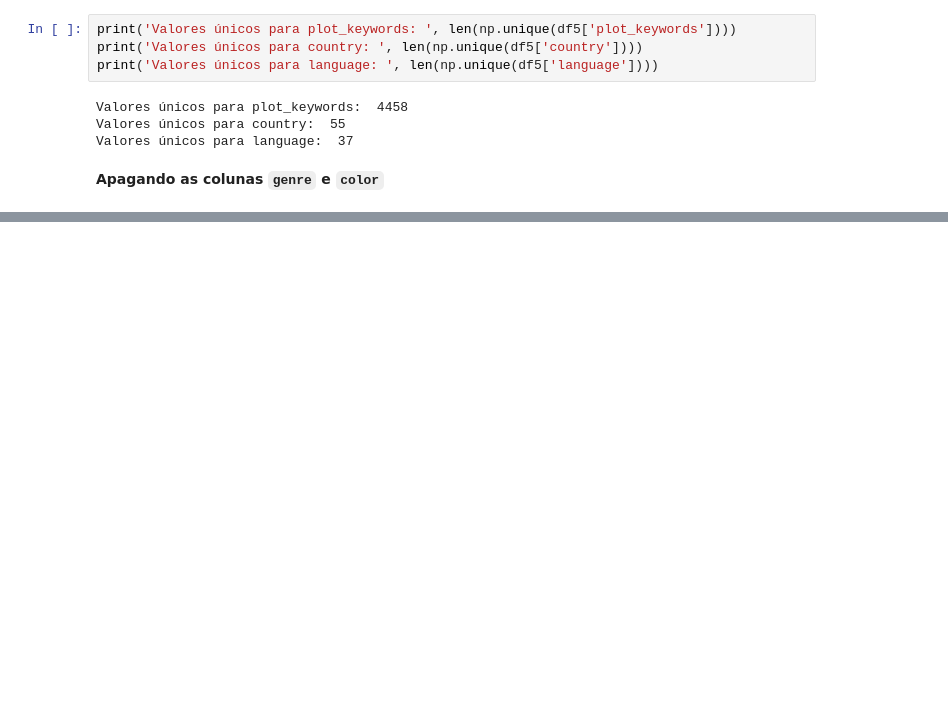
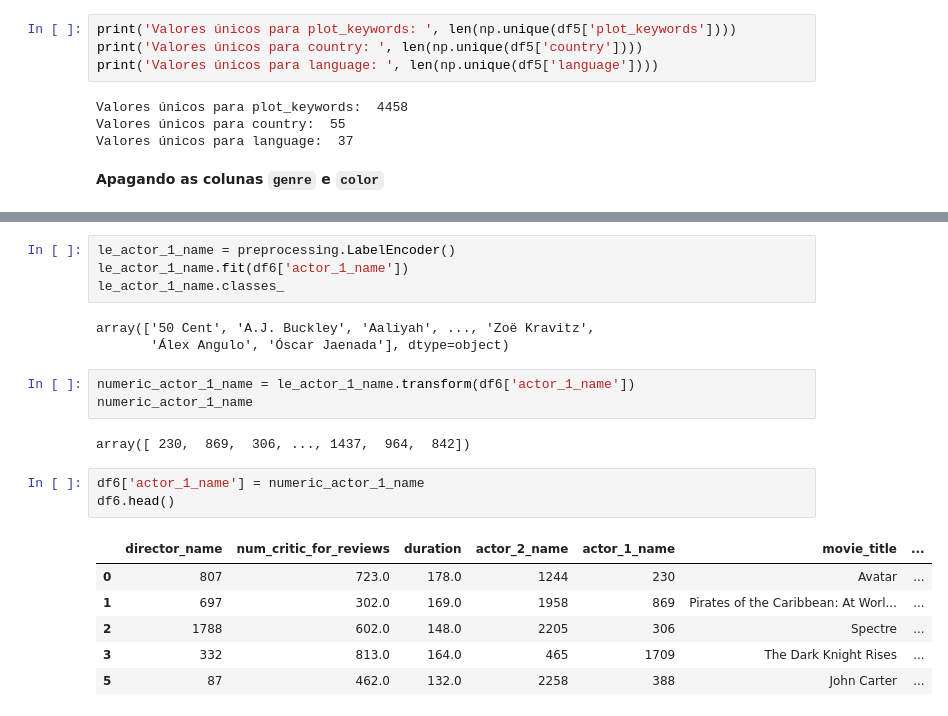
Before and after one commit to Machine-Learning-FGA/imdb_movie_dataset, a Jupyter notebook: pre_processing.ipynb, the cells around one changed output, grey strips where cells are left out. Drawn from its saved outputs; the diff is of its cells as text; blank space fills up the shorter version.

```diff
--- a/pre_processing.ipynb
+++ b/pre_processing.ipynb
@@ -340,0 +353,22 @@ X_new.shape
+# %%
+le_actor_1_name = preprocessing.LabelEncoder()
+le_actor_1_name.fit(df6['actor_1_name'])
+le_actor_1_name.classes_
+# %% [output]
+array(['50 Cent', 'A.J. Buckley', 'Aaliyah', ..., 'Zoë Kravitz',
+       'Álex Angulo', 'Óscar Jaenada'], dtype=object)
+# %%
+numeric_actor_1_name = le_actor_1_name.transform(df6['actor_1_name'])
+numeric_actor_1_name
+# %% [output]
+array([ 230,  869,  306, ..., 1437,  964,  842])
+# %%
+df6['actor_1_name'] = numeric_actor_1_name
+df6.head()
+# %% [output]
+|  | director_name | num_critic_for_reviews | duration | actor_2_name | actor_1_name | movie_title | ... |
+| 0 | 807 | 723.0 | 178.0 | 1244 | 230 | Avatar | ... |
+| 1 | 697 | 302.0 | 169.0 | 1958 | 869 | Pirates of the Caribbean: At Worl... | ... |
+| 2 | 1788 | 602.0 | 148.0 | 2205 | 306 | Spectre | ... |
+| 3 | 332 | 813.0 | 164.0 | 465 | 1709 | The Dark Knight Rises | ... |
+| 5 | 87 | 462.0 | 132.0 | 2258 | 388 | John Carter | ... |
```
Also changed, not shown: parts of 36 cells of this notebook.
